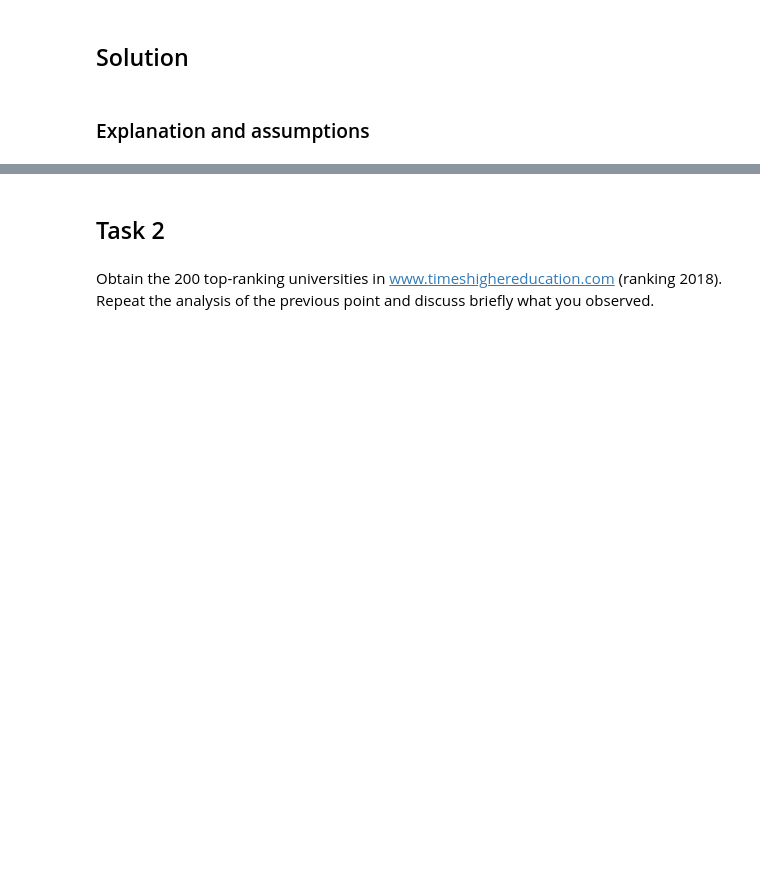
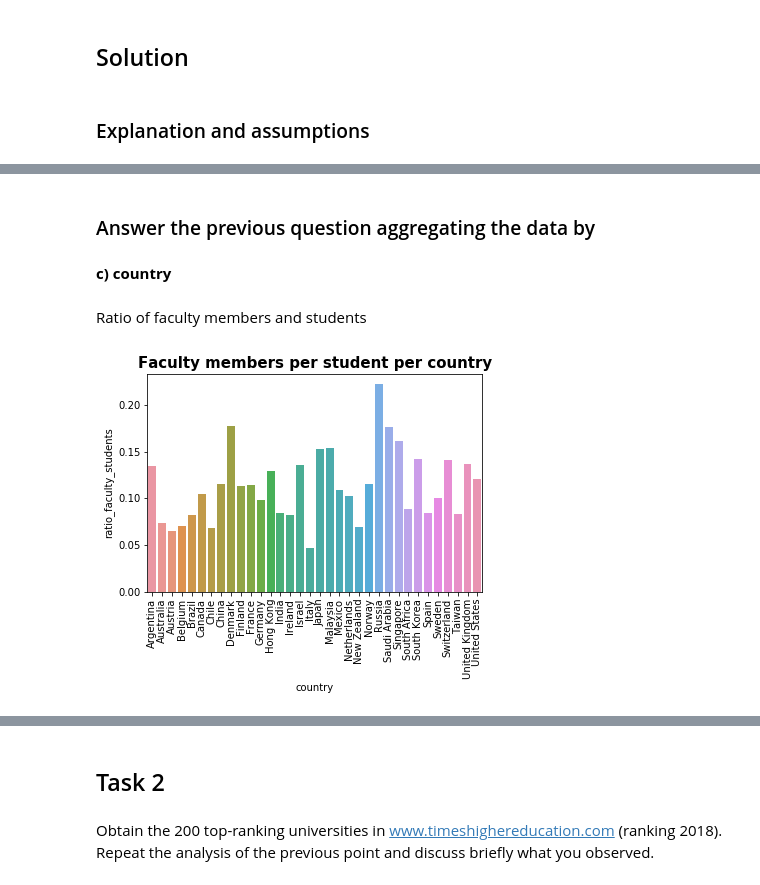
Before and after one commit to darioAnongba/EPFL-ADA, a Jupyter notebook: Labs/02 - Data from the Web/Homework2.ipynb, the cells around one changed output, grey strips where cells are left out. Drawn from its saved outputs; the diff is of its cells as text; code cells hidden in the pictures; blank space fills up the shorter version.

```diff
--- a/Labs/02 - Data from the Web/Homework2.ipynb
+++ b/Labs/02 - Data from the Web/Homework2.ipynb
@@ -42,14 +54,16 @@ top_200 = ranking.json()['data'][0:200]
 # %%
+# Creates an empty dataframe with the desired columns
 universities_top = pd.DataFrame(columns = (column_names + list(names_map.values())))
 
+# Utilitary function to get the statistics information needed in the details page
 def get_details_info(div_name):
-    div = soup.find('div',class_=div_name)
+    div = soup.find('div', class_=div_name)
     if div:
         return int(div
-            .find('div',class_='number')
+            .find('div', class_='number')
             .text
-            .replace("\n","")
-            .replace(",","")
+            .replace("\n", "")
+            .replace(",", "")
             .strip())
     else:
         return float('NaN')
@@ -63,6 +77,7 @@ for university in top_200:
         'score': university['score']
     }
 
+    # For each university, we visit its detail page and retrieve the remanining statistics
     details_page_url = TOP_UNIVERSITIES_BASE + university['url']
     r = requests.get(details_page_url)
     soup = BeautifulSoup(r.text,'html.parser')
@@ -70,8 +85,6 @@ for university in top_200:
     for div_class, column_name in names_map.items():
         row[column_name] = get_details_info(div_class)
 
-    universities_top = universities.append(row, ignore_index=True)
-
-universities_top.set_index(['name'])
+    universities_top = universities_top.append(row, ignore_index=True)
 # %%
 universities_top
@@ -77,0 +114,7 @@ universities_top
+# %%
+def custom_bar_plot(x, y, data, title):
+    fig, ax = plt.subplots()
+    ax.set_title(title, fontsize=15, fontweight='bold')
+    sns.barplot(x=x, y=y, data=data)
+    locs, labels = plt.xticks()
+    plt.setp(labels, rotation=90)
@@ -77,0 +127,6 @@ universities_top
+# %%
+def ratio_faculty_students(df, columns):
+    df['ratio_faculty_students'] = df['faculty_tot'] / df['student_tot']
+    return df[columns].dropna()
+
+ratio_faculty_students(universities_top, ['name', 'ratio_faculty_students']).sort_values('ratio_faculty_students', ascending=False).set_index('name')
@@ -77,0 +181,13 @@ universities_top
+# %% [markdown]
+### Answer the previous question aggregating the data by
+# %% [markdown]
+**c) country**
+# %% [markdown]
+Ratio of faculty members and students
+# %%
+universities_grouped_country = universities_top[['country', 'faculty_tot', 'student_tot', 'student_int']].groupby(['country'], as_index=False).sum()
+# %%
+data = ratio_faculty_students(universities_grouped_country, ['country', 'ratio_faculty_students'])
+custom_bar_plot('country', 'ratio_faculty_students', data, 'Faculty members per student per country')
+# %% [output]
+[figure, added]
```
Also changed, not shown: parts of 23 cells of this notebook.
